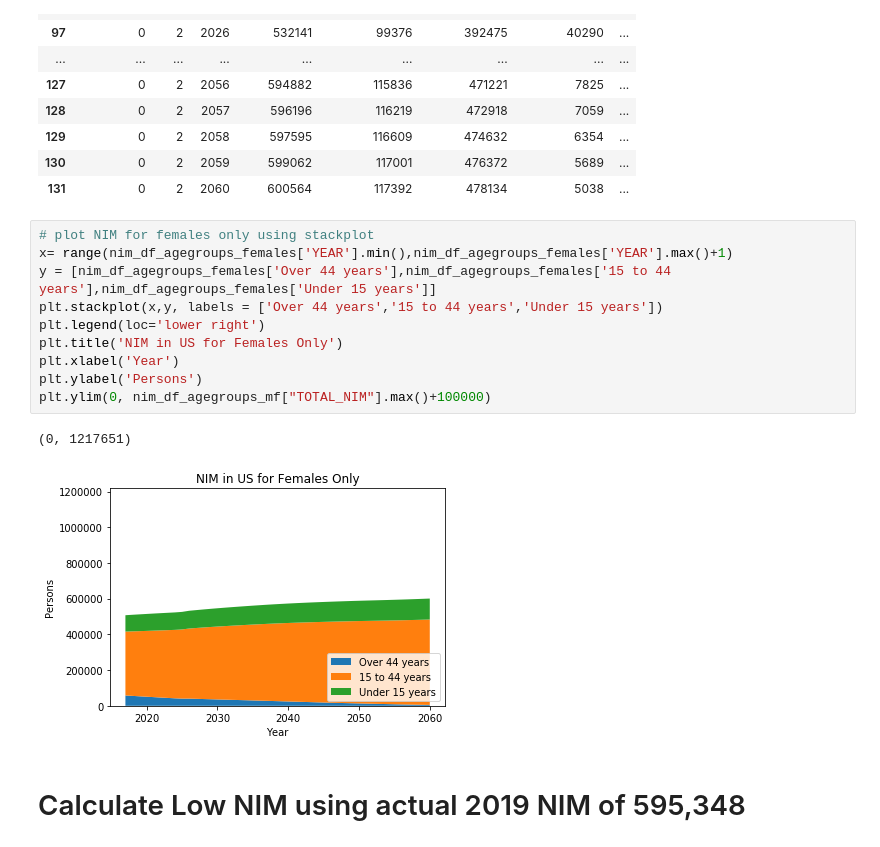
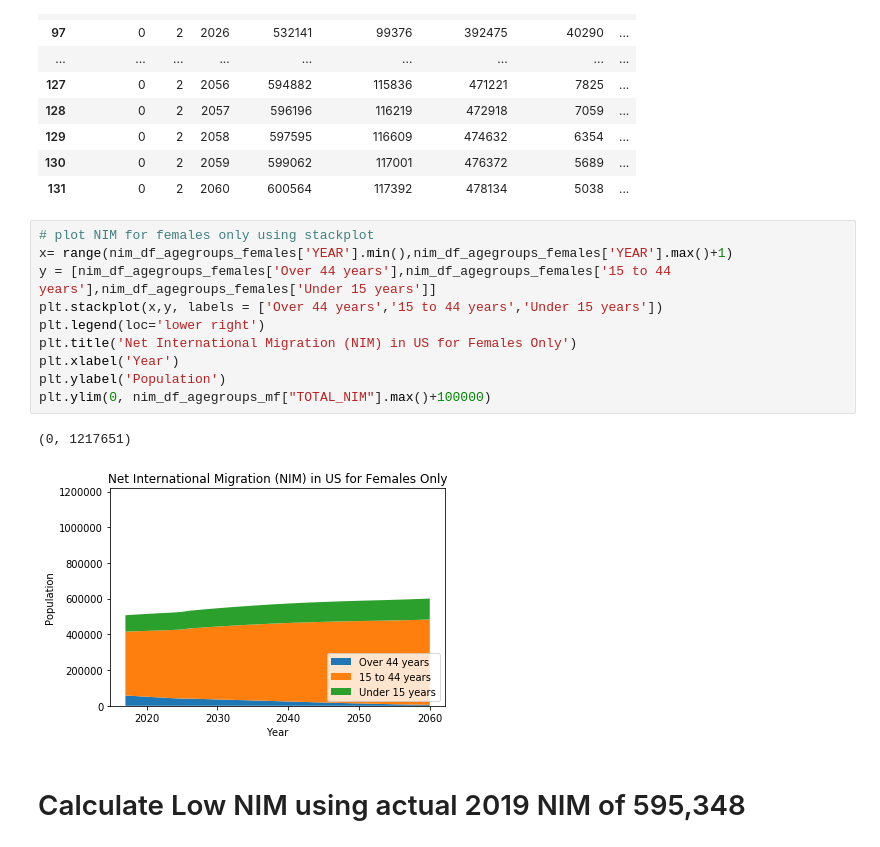
Before and after one commit to plowden/project-1-group-6, a Jupyter notebook: Net International Migration.ipynb, the cells around one changed output. Saved outputs shown, nothing was run; the diff lists cells and outputs as text.

```diff
--- a/Net International Migration.ipynb
+++ b/Net International Migration.ipynb
@@ -188,16 +190,16 @@ nim_df_agegroups_females
 # %%
 # plot NIM for females only using stackplot
 x= range(nim_df_agegroups_females['YEAR'].min(),nim_df_agegroups_females['YEAR'].max()+1)
 y = [nim_df_agegroups_females['Over 44 years'],nim_df_agegroups_females['15 to 44 years'],nim_df_agegroups_females['Under 15 years']]
 plt.stackplot(x,y, labels = ['Over 44 years','15 to 44 years','Under 15 years'])
 plt.legend(loc='lower right')
-plt.title('NIM in US for Females Only')
+plt.title('Net International Migration (NIM) in US for Females Only')
 plt.xlabel('Year')
-plt.ylabel('Persons')
+plt.ylabel('Population')
 plt.ylim(0, nim_df_agegroups_mf["TOTAL_NIM"].max()+100000)
 # %% [output]
 (0, 1217651)
-[figure, old version]
+[figure, new version]
 # %% [markdown]
 # Calculate Low NIM using actual 2019 NIM of 595,348
 # %%
```
Also changed, not shown: parts of 24 cells of this notebook.
